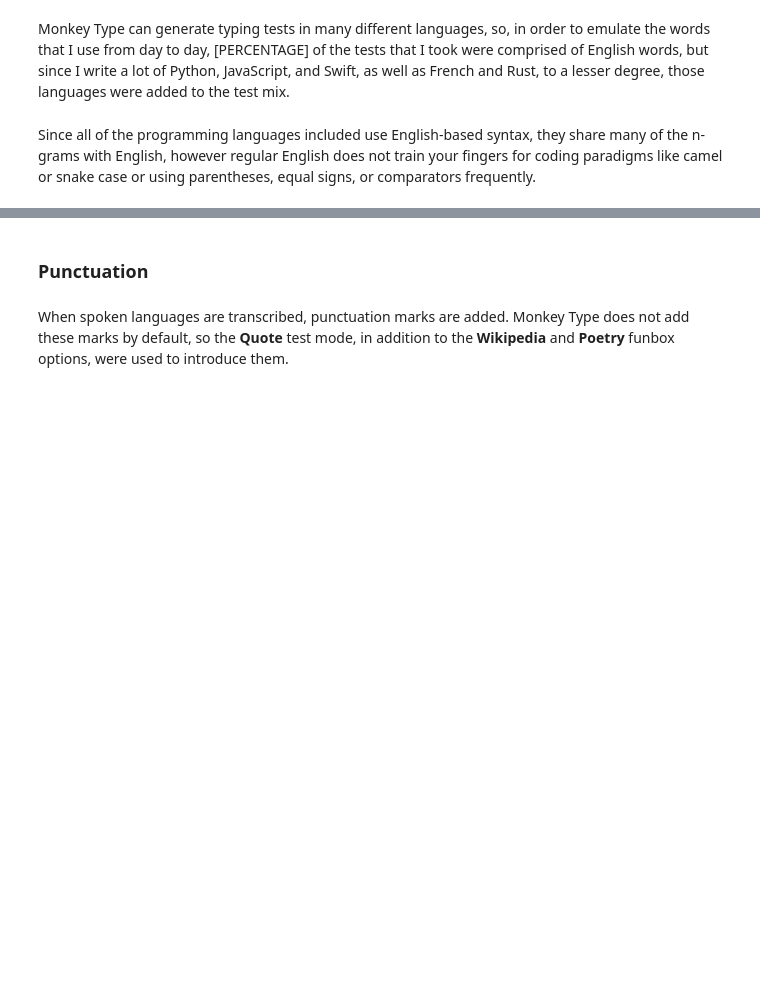
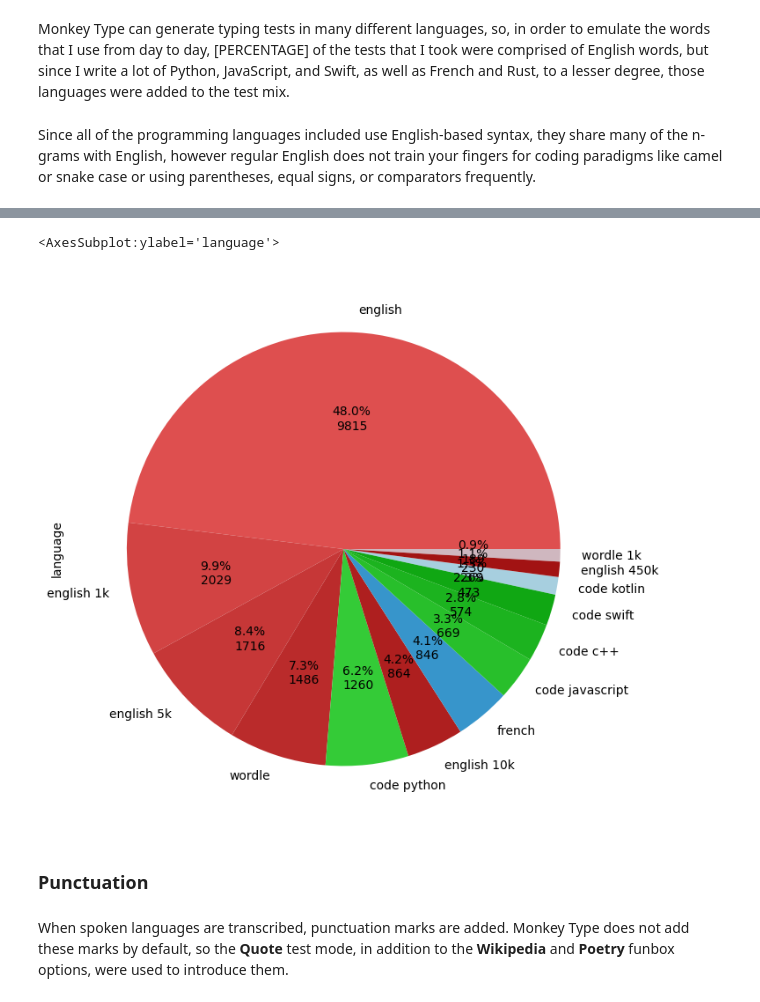
Before and after one commit to rmchorgh/MonkeyTypeMachineLearn, a Jupyter notebook: main.ipynb, the cells around one changed output, grey strips where cells are left out. Saved outputs shown, nothing was run; the diff lists cells and outputs as text; code cells hidden in the pictures; blank space fills up the shorter version.

Commit message:
pie chart

```diff
--- a/main.ipynb
+++ b/main.ipynb
@@ -89,2 +54,2 @@ from pandas import read_csv
 # %%
-df = read_csv("data.csv", keep_default_na=False)
+df = read_csv("data/data.csv", keep_default_na=False)
@@ -149,3 +110,22 @@ df.iloc[[300, 1770, 19386, 9141, 3307, 8967]]
+# %%
+v = df.language.value_counts()
+
+colors = [0] * 3
+def pickColor(x):
+	if 'code' in x:
+		colors[0] += 1
+		return '#' + ''.join([ hex(c - (12 * colors[0]))[2:] for c in [0x40, 0xd7, 0x43] ])
+	if 'english' in x or 'wordle' in x:
+		colors[1] += 1
+		return '#' + ''.join([ hex(c - (12 * colors[1]))[2:] for c in [0xea, 0x5b, 0x5b] ])
+	if 'french' in x:
+		colors[2] += 1
+		return '#' + ''.join([ hex(c - (12 * colors[2]))[2:] for c in [0x43, 0xa1, 0xd7] ])
+
+v.plot.pie(figsize=(13, 8), colors=[pickColor(x) for x in v.index], labels=v.index, autopct=lambda x: f'{round(x, 1)}% {int(x * v.sum() / 100)} values')
+# %% [output]
+<AxesSubplot:ylabel='language'>
+[figure, added]
 # %% [markdown]
 ### Punctuation
 # %% [markdown]
```
Also changed, not shown: parts of 17 cells of this notebook, 2 other files.
